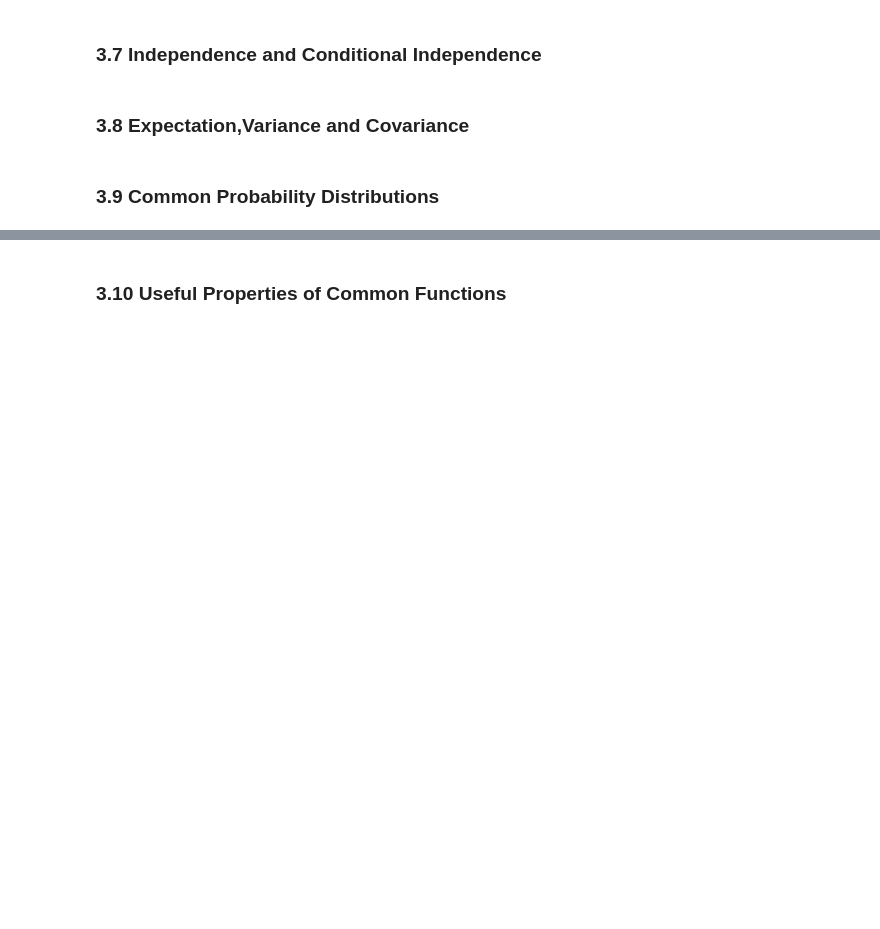
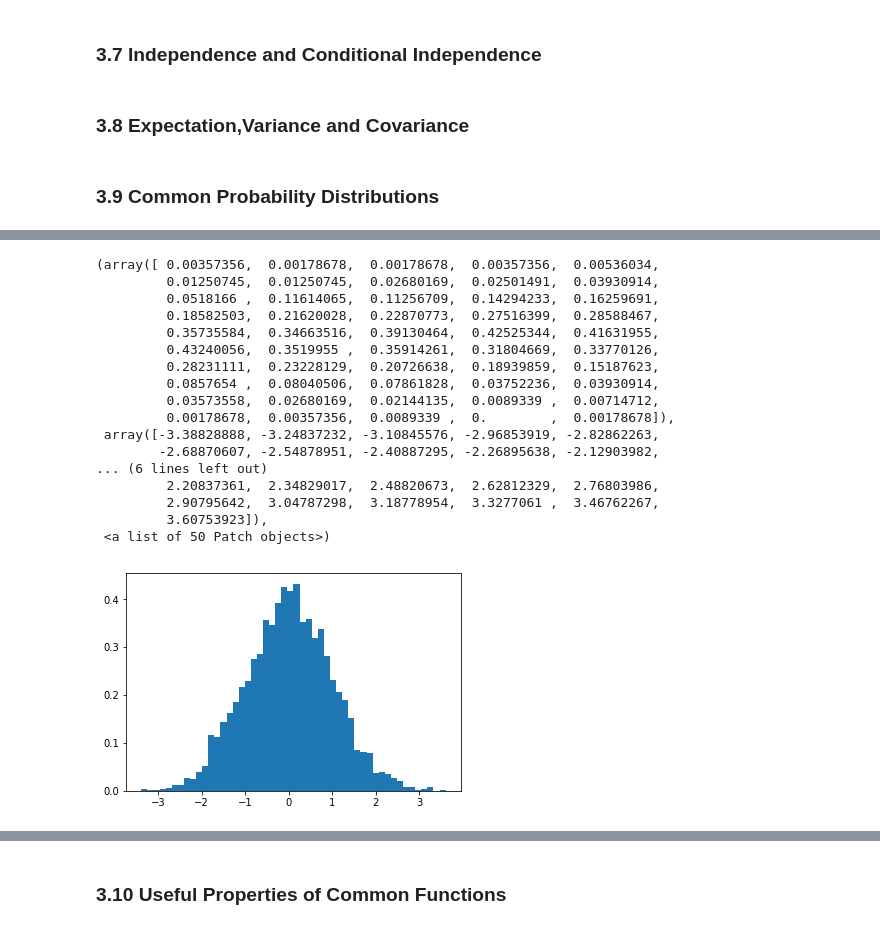
Before and after one commit to ivanistheone/DLnotebooks, a Jupyter notebook: I_Applied_MathAnd_ML_Basics/03.Probability_and_Information_Theory.ipynb, the cells around one changed output, grey strips where cells are left out. Drawn from its saved outputs; the diff is of its cells as text; code cells hidden in the pictures; blank space fills up the shorter version.

```diff
--- a/I_Applied_MathAnd_ML_Basics/03.Probability_and_Information_Theory.ipynb
+++ b/I_Applied_MathAnd_ML_Basics/03.Probability_and_Information_Theory.ipynb
@@ -22,0 +39,22 @@
+# %%
+samples = ss.norm.rvs(size=4000)
+plt.hist(samples, bins=50, normed=True)      #use this to draw histogram of your data
+# %% [output]
+(array([ 0.00357356,  0.00178678,  0.00178678,  0.00357356,  0.00536034,
+         0.01250745,  0.01250745,  0.02680169,  0.02501491,  0.03930914,
+         0.0518166 ,  0.11614065,  0.11256709,  0.14294233,  0.16259691,
+         0.18582503,  0.21620028,  0.22870773,  0.27516399,  0.28588467,
+         0.35735584,  0.34663516,  0.39130464,  0.42525344,  0.41631955,
+         0.43240056,  0.3519955 ,  0.35914261,  0.31804669,  0.33770126,
+         0.28231111,  0.23228129,  0.20726638,  0.18939859,  0.15187623,
+         0.0857654 ,  0.08040506,  0.07861828,  0.03752236,  0.03930914,
+         0.03573558,  0.02680169,  0.02144135,  0.0089339 ,  0.00714712,
+         0.00178678,  0.00357356,  0.0089339 ,  0.        ,  0.00178678]),
+ array([-3.38828888, -3.24837232, -3.10845576, -2.96853919, -2.82862263,
+        -2.68870607, -2.54878951, -2.40887295, -2.26895638, -2.12903982,
+... (6 lines left out)
+         2.20837361,  2.34829017,  2.48820673,  2.62812329,  2.76803986,
+         2.90795642,  3.04787298,  3.18778954,  3.3277061 ,  3.46762267,
+         3.60753923]),
+ <a list of 50 Patch objects>)
+[figure, added]
```
Also changed, not shown: parts of 17 cells of this notebook.
